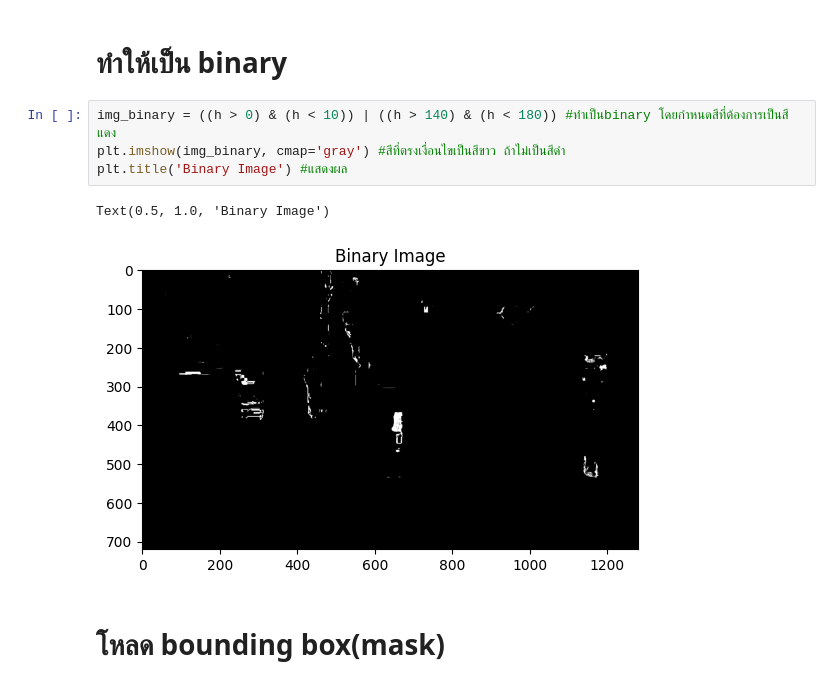
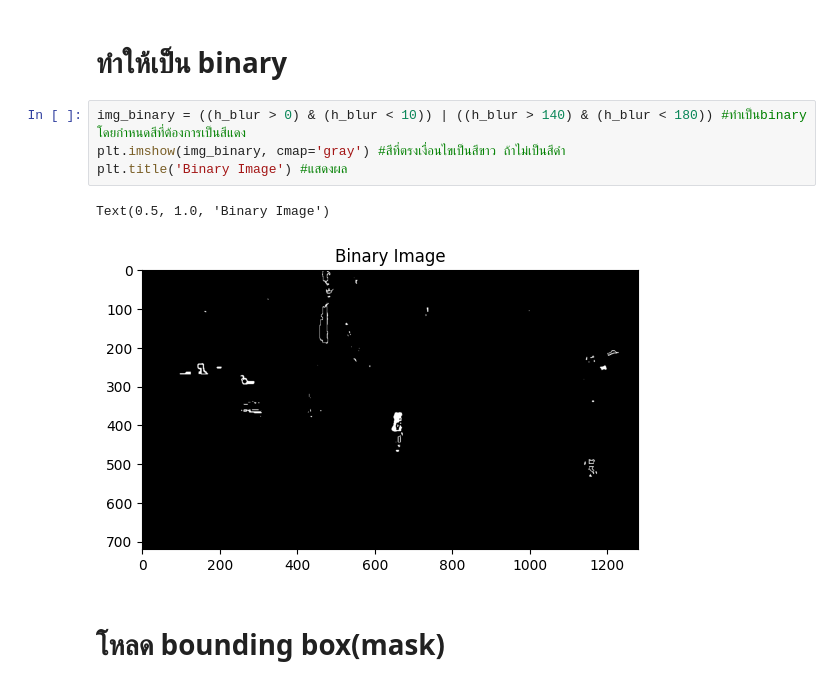
Before and after one commit to Klong1212/Robotmaster, a Jupyter notebook: find_coke/cv_image_process.ipynb, the cells around one changed output. Cells and saved outputs as stored; diff of their text form.

Commit message:
cv_image py

```diff
--- a/find_coke/cv_image_process.ipynb
+++ b/find_coke/cv_image_process.ipynb
@@ -20,12 +20,12 @@ plt.show()  #แสดงผล
 # %% [markdown]
 # ทำให้เป็น binary
 # %%
-img_binary = ((h > 0) & (h < 10)) | ((h > 140) & (h < 180)) #ทำเป็นbinary โดยกำหนดสีที่ต้องการเป็นสีแดง
+img_binary = ((h_blur > 0) & (h_blur < 10)) | ((h_blur > 140) & (h_blur < 180)) #ทำเป็นbinary โดยกำหนดสีที่ต้องการเป็นสีแดง
 plt.imshow(img_binary, cmap='gray') #สีที่ตรงเงื่อนไขเป็นสีขาว ถ้าไม่เป็นสีดำ
 plt.title('Binary Image') #แสดงผล
 # %% [output]
 Text(0.5, 1.0, 'Binary Image')
-[figure, old version]
+[figure, new version]
 # %% [markdown]
 # โหลด bounding box(mask)
 # %%
```
Also changed, not shown: parts of 4 cells of this notebook, 2 other files.
